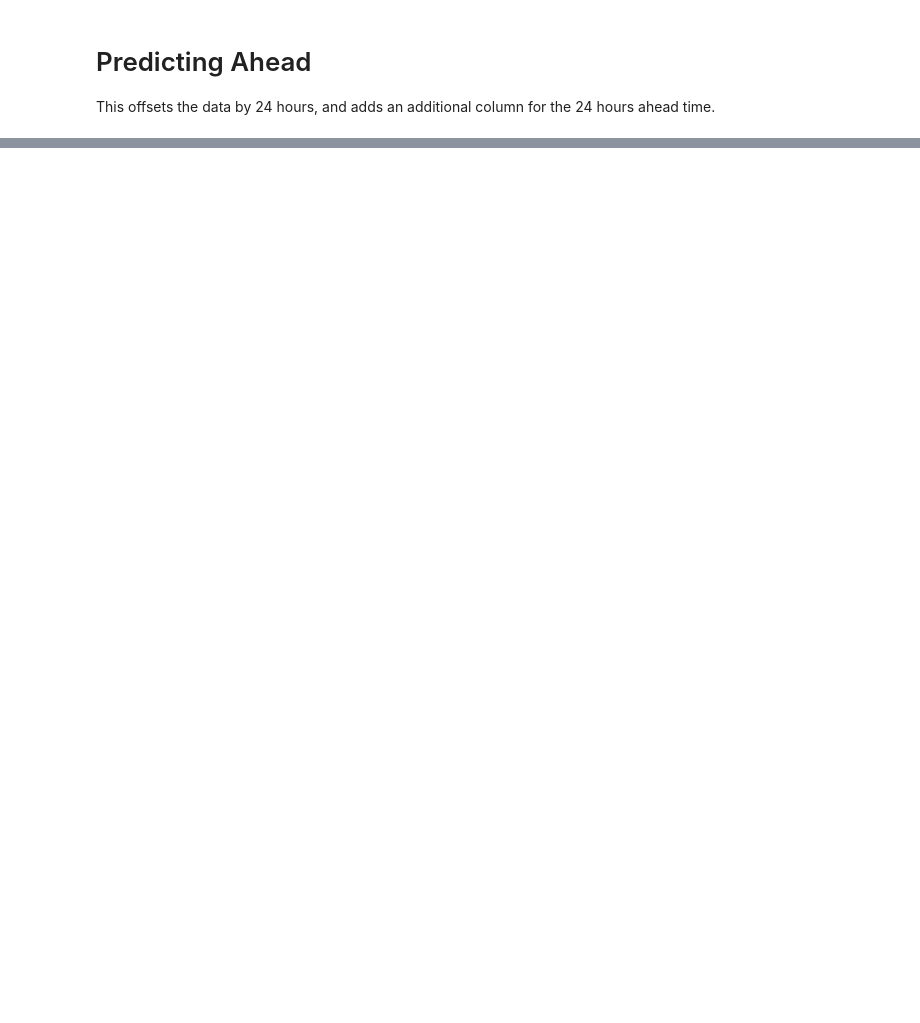
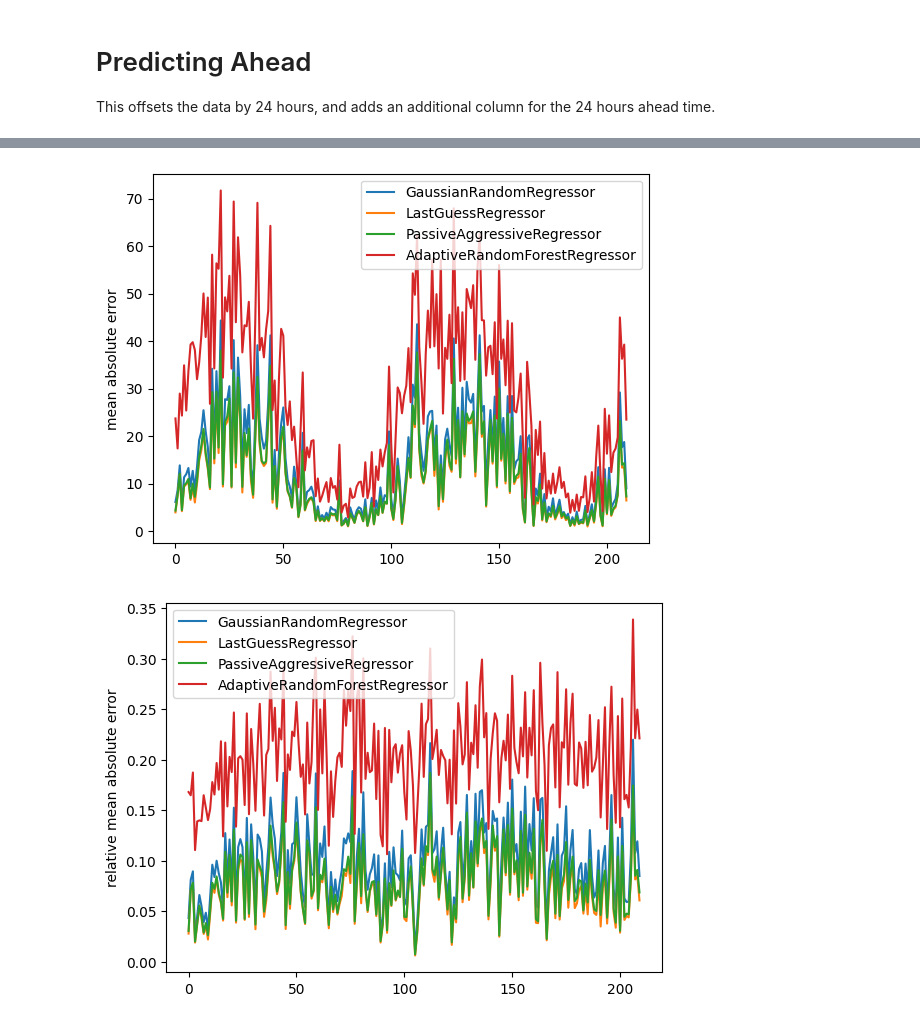
Before and after one commit to bertkdowns/data-streams-hackathon, a Jupyter notebook: predicting_ahead.ipynb, the cells around one changed output, grey strips where cells are left out. Drawn from its saved outputs; the diff is of its cells as text; code cells hidden in the pictures; blank space fills up the shorter version.

Commit message:
results of predicting ahead

```diff
--- a/predicting_ahead.ipynb
+++ b/predicting_ahead.ipynb
@@ -72,10 +78,19 @@ Running PassiveAggressiveRegressor
 # %%
 for learner, result in zip(models, results):
-    sns.lineplot(result['windowed'].metrics_per_window()["relative mean absolute error"], label=learner.__str__())
-
+    if learner.__str__() != "FIMTDD":
+        sns.lineplot(result['windowed'].metrics_per_window()["mean absolute error"], label=learner.__str__())
 plt.show()
 
 for learner, result in zip(models, results):
-    sns.lineplot(result['windowed'].metrics_per_window()["relative mean squared error"], label=learner.__str__())
+    if learner.__str__() != "FIMTDD":
+        sns.lineplot(result['windowed'].metrics_per_window()["relative mean absolute error"], label=learner.__str__())
+plt.show()
+
+for learner, result in zip(models, results):
+    if learner.__str__() != "FIMTDD":
+        sns.lineplot(result['windowed'].metrics_per_window()["relative root mean squared error"], label=learner.__str__())
 
 plt.show()
+# %% [output]
+[figure, added]
+[figure, added]
```
Also changed, not shown: parts of 2 cells of this notebook.
